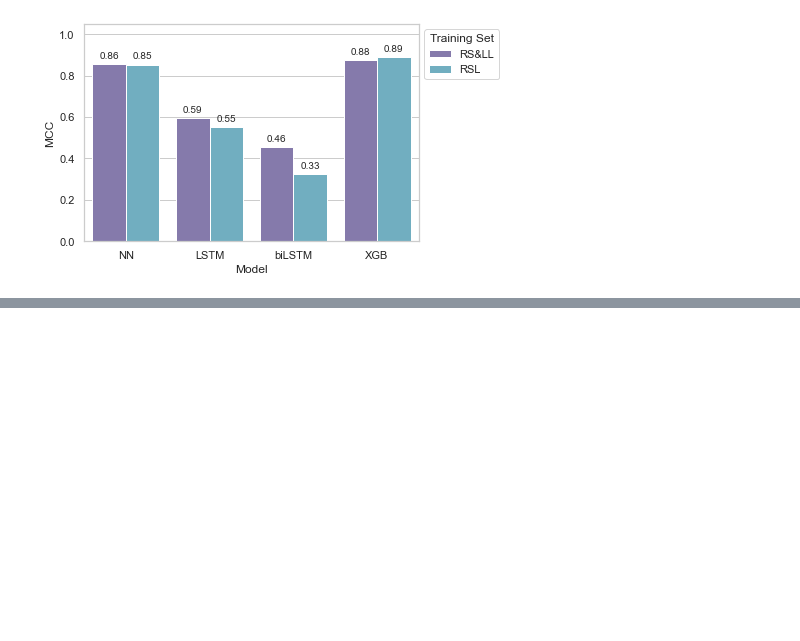
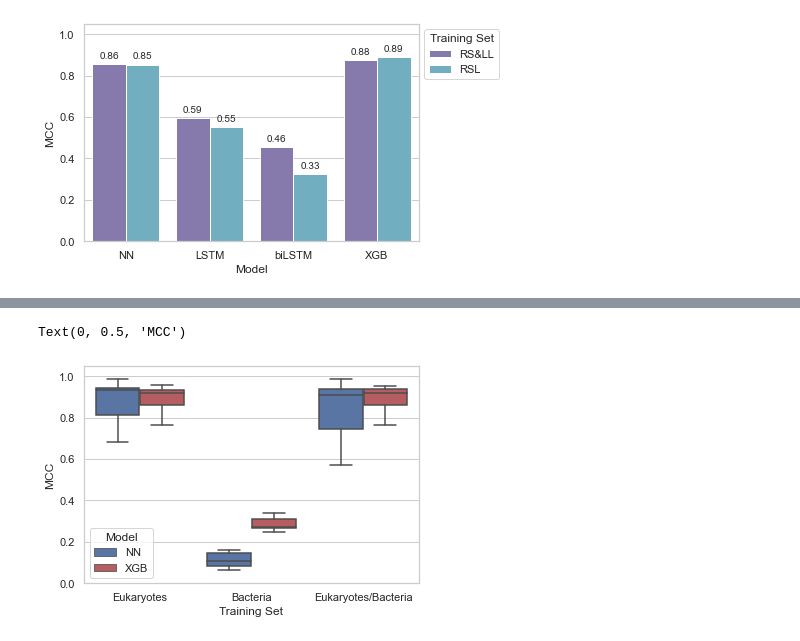
Before and after one commit to AZaitzeff/tools_for_dna_binding_proteins, a Jupyter notebook: see_results.ipynb, the cells around one changed output, grey strips where cells are left out. Cells and saved outputs as stored; diff of their text form; code cells hidden in the pictures; blank space fills up the shorter version.

```diff
--- a/see_results.ipynb
+++ b/see_results.ipynb
@@ -214,5 +218,5 @@ plt.legend(["Original","DBR flipped","Random region flipped","Everything but DBR
 # %%
-# Used in figure 3
+# Used in figure 7 a and b
 # Need to run 'make_data_for_species_test.py' before this code
 models=['nn','xgb']
 model_names={'nn':'NN','xgb':'XGB'}
@@ -232,12 +236,8 @@ for model in models:
                 thres=.5
                 for label,score in zip(['ACC','MCC','AUC','AP'],ACC_MCC_AUC_AP(pred,Yt,thres)):
                     results.append((name,train_label[suffix],label,score,f'{model_names[model]}'))
-                for label,score in zip(['Precision','Recall'],percision_recall(pred,Yt,thres)):
-                    results.append((name,train_label[suffix],label,score,f'{model_names[model]}'))
             else:
                 for label,score in zip(['ACC','MCC','AUC','AP'],ACC_MCC_AUC_AP(pred,Yt,.5)):
                     results.append((name,train_label[suffix],label,score,model_names[model]))
-                for label,score in zip(['Precision','Recall'],percision_recall(pred,Yt,.5)):
-                    results.append((name,train_label[suffix],label,score,model_names[model]))
 df_results=pd.DataFrame(data=results,columns=['Species' ,'Training Set','Metric','Score','Model'])
 # %%
@@ -250,8 +287,11 @@ plt.ylabel("MCC")
 # %%
-#Figure 3b)
-sns.boxplot(data=df_results[df_results['Metric']=='Precision'],hue='Model',
+# Figure 7c)
+sns.boxplot(data=df_results[df_results['Metric']=='MCC'],hue='Model',
             y='Score',x='Training Set',palette=[(0.2980392156862745, 0.4470588235294118, 0.6901960784313725),
                                                (0.7686274509803922, 0.3058823529411765, 0.3215686274509804)])
 plt.ylim([0,1.05])
-plt.ylabel("Precision")
+plt.ylabel("MCC")
+# %% [output]
+Text(0, 0.5, 'MCC')
+[figure, added]
 # %%
```
Also changed, not shown: parts of 14 cells of this notebook, 13 other files.
